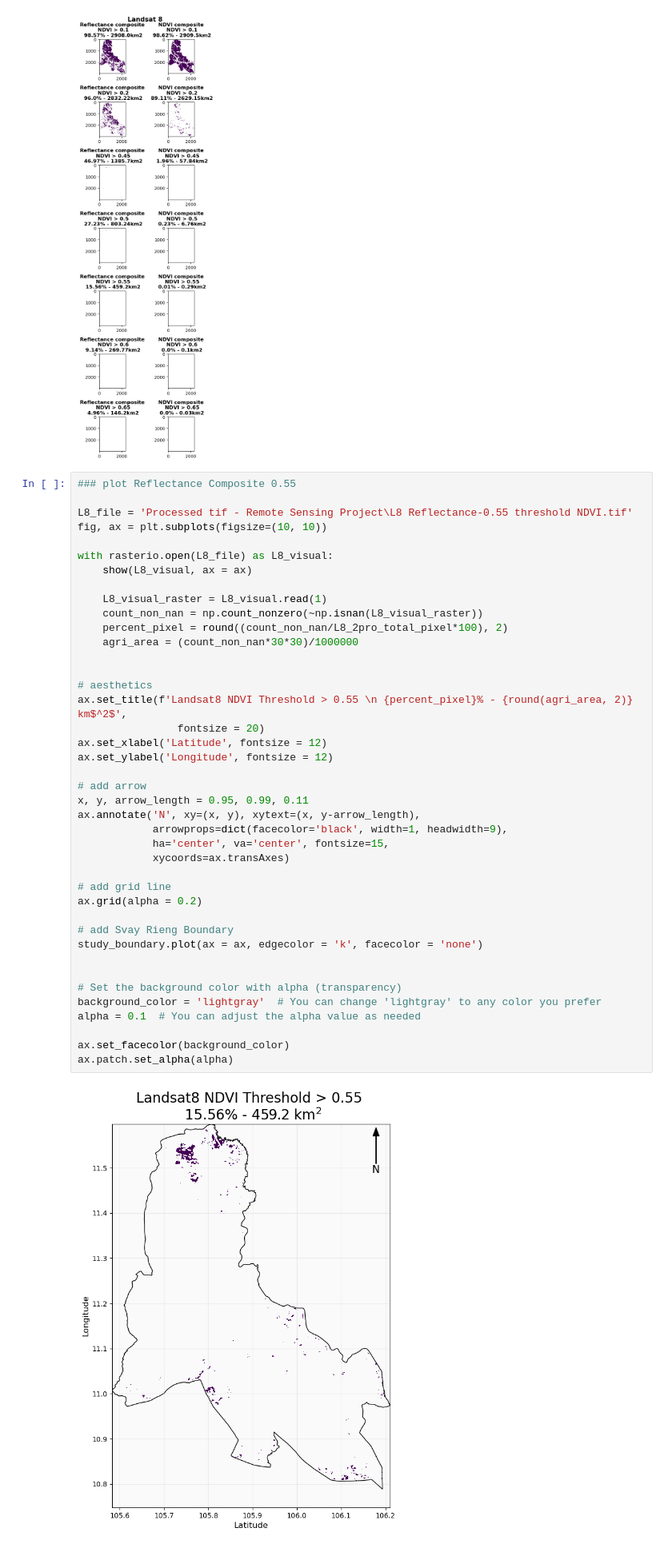
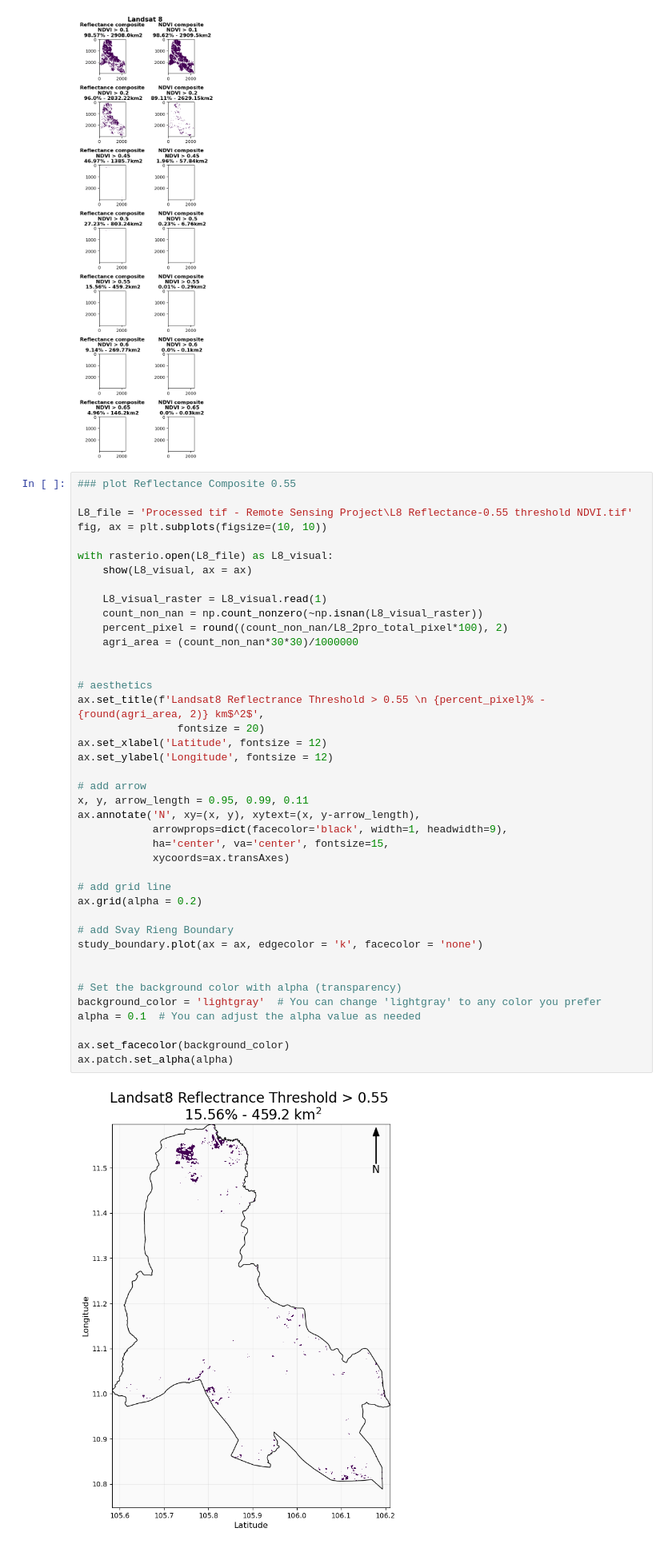
Before and after one commit to varosak/RemoteSensingProject, a Jupyter notebook: Pixel processing.ipynb, the cells around one changed output. Shown at 80% size. Cells and saved outputs as stored; diff of their text form.

```diff
--- a/Pixel processing.ipynb
+++ b/Pixel processing.ipynb
@@ -653,35 +709,35 @@ with rasterio.open(L8_file) as L8_visual:
     percent_pixel = round((count_non_nan/L8_2pro_total_pixel*100), 2)
     agri_area = (count_non_nan*30*30)/1000000
 
 
 # aesthetics
-ax.set_title(f'Landsat8 NDVI Threshold > 0.55 \n {percent_pixel}% - {round(agri_area, 2)} km$^2$',
+ax.set_title(f'Landsat8 Reflectrance Threshold > 0.55 \n {percent_pixel}% - {round(agri_area, 2)} km$^2$',
                 fontsize = 20)
 ax.set_xlabel('Latitude', fontsize = 12)
 ax.set_ylabel('Longitude', fontsize = 12)
 
 # add arrow
 x, y, arrow_length = 0.95, 0.99, 0.11
 ax.annotate('N', xy=(x, y), xytext=(x, y-arrow_length),
             arrowprops=dict(facecolor='black', width=1, headwidth=9),
             ha='center', va='center', fontsize=15,
             xycoords=ax.transAxes)
 
 # add grid line
 ax.grid(alpha = 0.2)
 
 # add Svay Rieng Boundary
 study_boundary.plot(ax = ax, edgecolor = 'k', facecolor = 'none')
 
 
 # Set the background color with alpha (transparency)
 background_color = 'lightgray'  # You can change 'lightgray' to any color you prefer
 alpha = 0.1  # You can adjust the alpha value as needed
 
 ax.set_facecolor(background_color)
 ax.patch.set_alpha(alpha)
 # %% [output]
-[figure, old version]
+[figure, new version]
 # %% [markdown]
 ----------------------------------------------------------------------------
 # %% [markdown]
```
Also changed, not shown: parts of 7 cells of this notebook, 1 other file.
